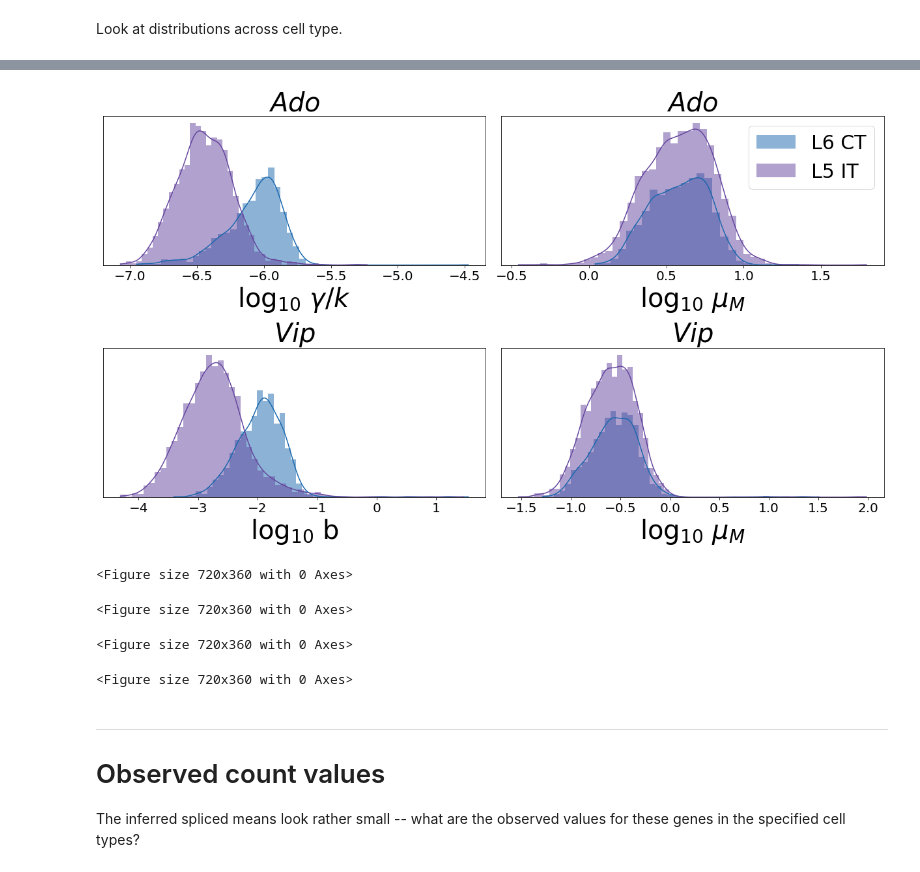
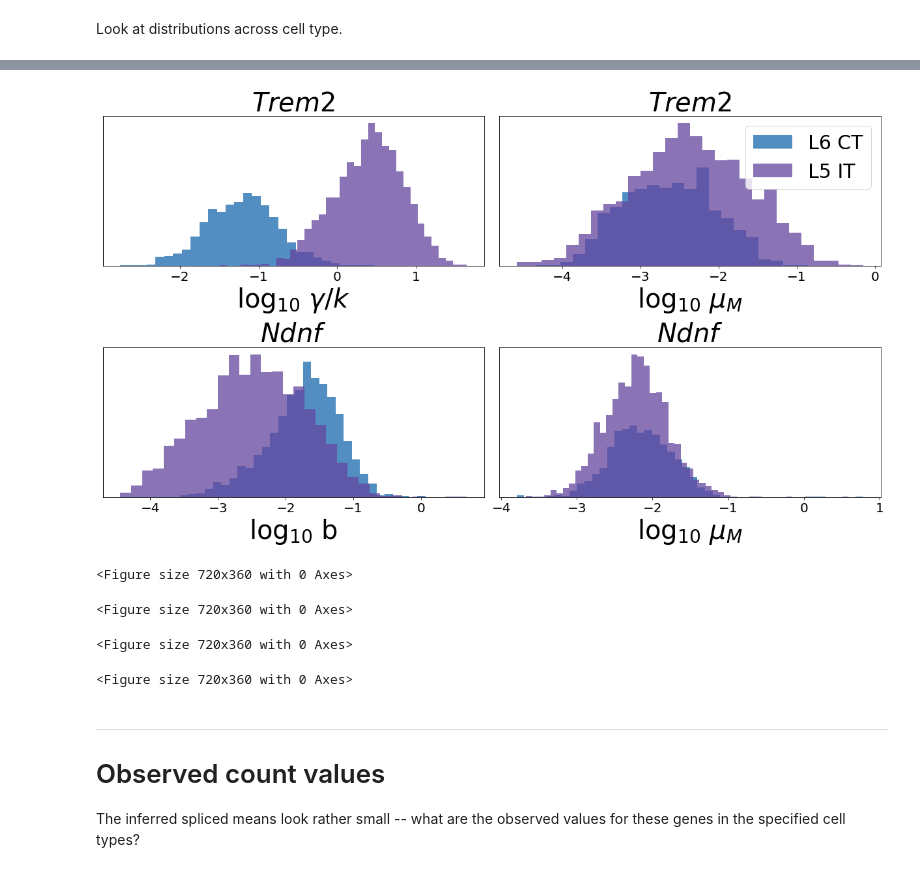
Before and after one commit to pachterlab/CGCCP_2023, a Jupyter notebook: Code/Preprint/Analysis4_Allen_Distributions.ipynb, the cells around one changed output, grey strips where cells are left out. Cells and saved outputs as stored; diff of their text form; code cells hidden in the pictures.

```diff
--- a/Code/Preprint/Analysis4_Allen_Distributions.ipynb
+++ b/Code/Preprint/Analysis4_Allen_Distributions.ipynb
@@ -491,0 +663,24 @@ L6 CT
+# %%
+for i in range(1,2):
+
+
+    h,a = 10,19
+    gene_name = gene_name_list[i]
+    param_name = param_list[i]
+    cmap = cmap_list[i]
+    chosen_cell_type = chosen_cell_type_list[i]
+    print(chosen_cell_type)
+
+    save_name = gene_name + '_' + param_name + '_kde_legend.png'
+    plot_param_mini_hist(gene_name,chosen_cell_type,param_name,cmap,save_name,h,a)
+
+
+    i = i*5
+    gene_name = gene_name_list[i]
+    param_name = param_list[i]
+    cmap = cmap_list[i]
+    chosen_cell_type = chosen_cell_type_list[i]
+    print(chosen_cell_type)
+
+    save_name = gene_name + '_' + param_name + '_kde_legend.png'
+    plot_param_mini_hist(gene_name,chosen_cell_type,param_name,cmap,save_name,h,a)
@@ -535,7 +797,7 @@ def plot_param_distribution(gene_name,cell_type_list,parameter,colors,ax = None,
             save_name = parameter
 
         sns.histplot(np.log10(param),color=colors[i],stat='frequency',
-                     kde=True,label=cell_type,ax = ax,edgecolor='none')
+                     kde=False,label=cell_type,ax = ax,edgecolor='none')
 
     ax.set_xlabel('log$_{10}$ '+f'{parameter}',fontsize = fs)
     ax.set_ylabel(None)
@@ -580,25 +923,37 @@ fig.savefig(f'../../results/{name}_figs/Foxp2_Rorb_grid_hist.png',bbox_inches =
 # %%
-gene1 = 'Ado'
-gene2 = 'Vip'
+i = 27
+gene1 = 'Trem2'
+gene2 = 'Ndnf'
+
+# gene_name = gene1
+# cell_type = 'L6 CT'
+# mean_counts = adata_s[cell_types==cell_type,adata_s.var_names == gene_name]
+# print(f'Number of L6 CT cells with non-zero values for {gene_name}:')
+# print(np.sum(mean_counts.layers['counts'].todense()>0))
+# print(f'Average count value of {gene_name} in L5 IT cells:')
+# print(np.mean(mean_counts.layers['counts'].todense()))
+
+
+# 'Ndnf','Matn4', 'Klf4' burst size change in L6 CT looked okay
 
 fig, axis1 = plt.subplots(2,2,figsize = (17,10))
 plot_param_distribution(gene1,['L6 CT','L5 IT'],parameter='$\gamma/k$',
                         colors = [plt.get_cmap('Blues')(200),plt.get_cmap('Purples')(200)],
                         ax = axis1[0,0],save=False)
 plot_param_distribution(gene1,['L6 CT','L5 IT'],parameter='$\mu_M$',
                         colors = [plt.get_cmap('Blues')(200),plt.get_cmap('Purples')(200)],
                         ax = axis1[0,1],save=False,legend=True)
 plot_param_distribution(gene2,['L6 CT','L5 IT'],parameter='b',
                         colors = [plt.get_cmap('Blues')(200),plt.get_cmap('Purples')(200)],
                         ax = axis1[1,0],save=False)
 plot_param_distribution(gene2,['L6 CT','L5 IT'],parameter='$\mu_M$',
                         colors = [plt.get_cmap('Blues')(200),plt.get_cmap('Purples')(200)],
                         ax = axis1[1,1],save=False)
 fig.tight_layout();
 
 fig.savefig(f'../../results/{name}_figs/{gene1}_{gene2}_gamma_mu2_hist.png',bbox_inches = 'tight')
 # %% [output]
-[figure, old version]
+[figure, new version]
 <Figure size 720x360 with 0 Axes>
 <Figure size 720x360 with 0 Axes>
 <Figure size 720x360 with 0 Axes>
```
Also changed, not shown: parts of 18 cells of this notebook, 14 other files.
